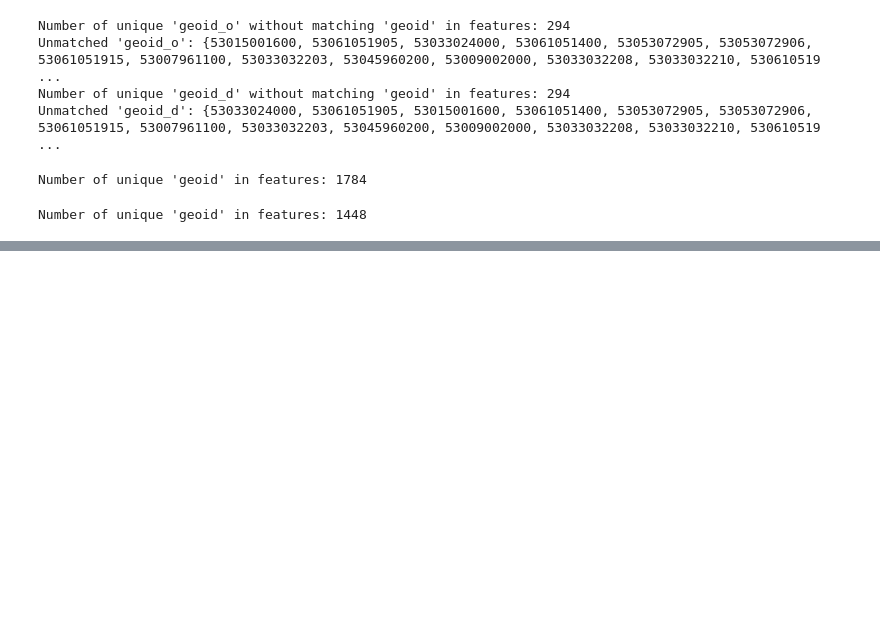
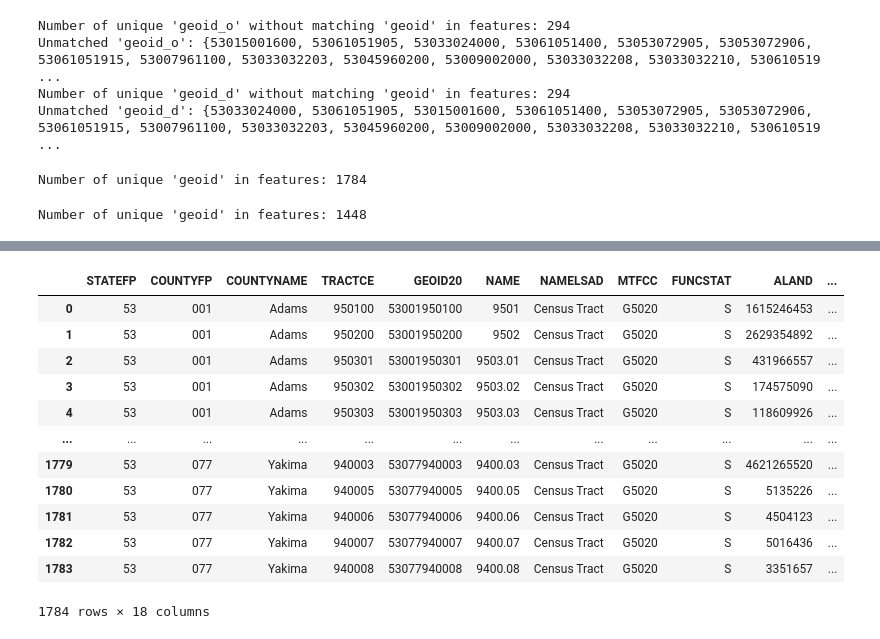
Before and after one commit to DSSG24-CF-Fairness/crowdflow-fairness, a Jupyter notebook: evaluation/test.ipynb, the cells around one changed output, grey strips where cells are left out. Cells and saved outputs as stored; diff of their text form; code cells hidden in the pictures; blank space fills up the shorter version.

Commit message:
Doing a lot of stuff, lost count

```diff
--- a/evaluation/test.ipynb
+++ b/evaluation/test.ipynb
@@ -480,0 +544,17 @@ Number of unique 'geoid' in features: 1448
+# %%
+tracts_withoutpop = gpd.read_file("/Users/apoorvasheera/Documents/DSSG/Crowd Flow/crowdflow-fairness/data/WA/tessellation.geojson")
+tracts_withoutpop
+# %% [output]
+|  | STATEFP | COUNTYFP | COUNTYNAME | TRACTCE | GEOID20 | NAME | NAMELSAD | MTFCC | FUNCSTAT | ALAND | ... |
+| 0 | 53 | 001 | Adams | 950100 | 53001950100 | 9501 | Census Tract | G5020 | S | 1615246453 | ... |
+| 1 | 53 | 001 | Adams | 950200 | 53001950200 | 9502 | Census Tract | G5020 | S | 2629354892 | ... |
+| 2 | 53 | 001 | Adams | 950301 | 53001950301 | 9503.01 | Census Tract | G5020 | S | 431966557 | ... |
+| 3 | 53 | 001 | Adams | 950302 | 53001950302 | 9503.02 | Census Tract | G5020 | S | 174575090 | ... |
+| 4 | 53 | 001 | Adams | 950303 | 53001950303 | 9503.03 | Census Tract | G5020 | S | 118609926 | ... |
+| ... | ... | ... | ... | ... | ... | ... | ... | ... | ... | ... | ... |
+| 1779 | 53 | 077 | Yakima | 940003 | 53077940003 | 9400.03 | Census Tract | G5020 | S | 4621265520 | ... |
+| 1780 | 53 | 077 | Yakima | 940005 | 53077940005 | 9400.05 | Census Tract | G5020 | S | 5135226 | ... |
+| 1781 | 53 | 077 | Yakima | 940006 | 53077940006 | 9400.06 | Census Tract | G5020 | S | 4504123 | ... |
+| 1782 | 53 | 077 | Yakima | 940007 | 53077940007 | 9400.07 | Census Tract | G5020 | S | 5016436 | ... |
+| 1783 | 53 | 077 | Yakima | 940008 | 53077940008 | 9400.08 | Census Tract | G5020 | S | 3351657 | ... |
+1784 rows × 18 columns
```
Also changed, not shown: parts of 17 cells of this notebook, 22 other files.
